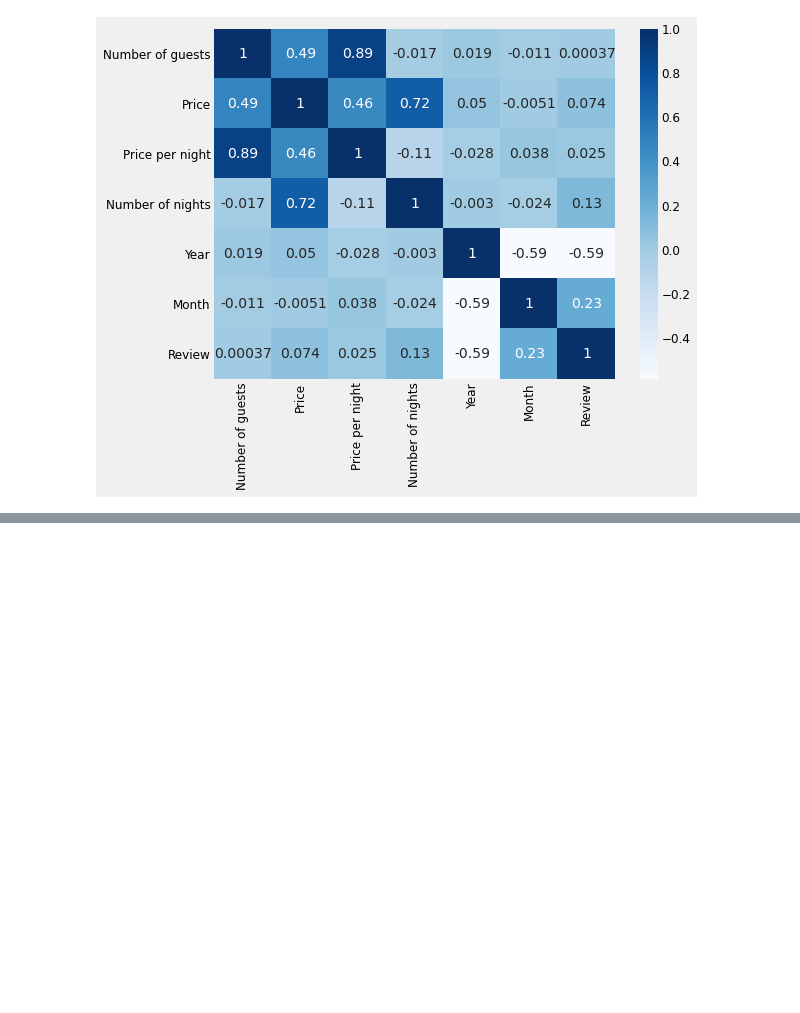
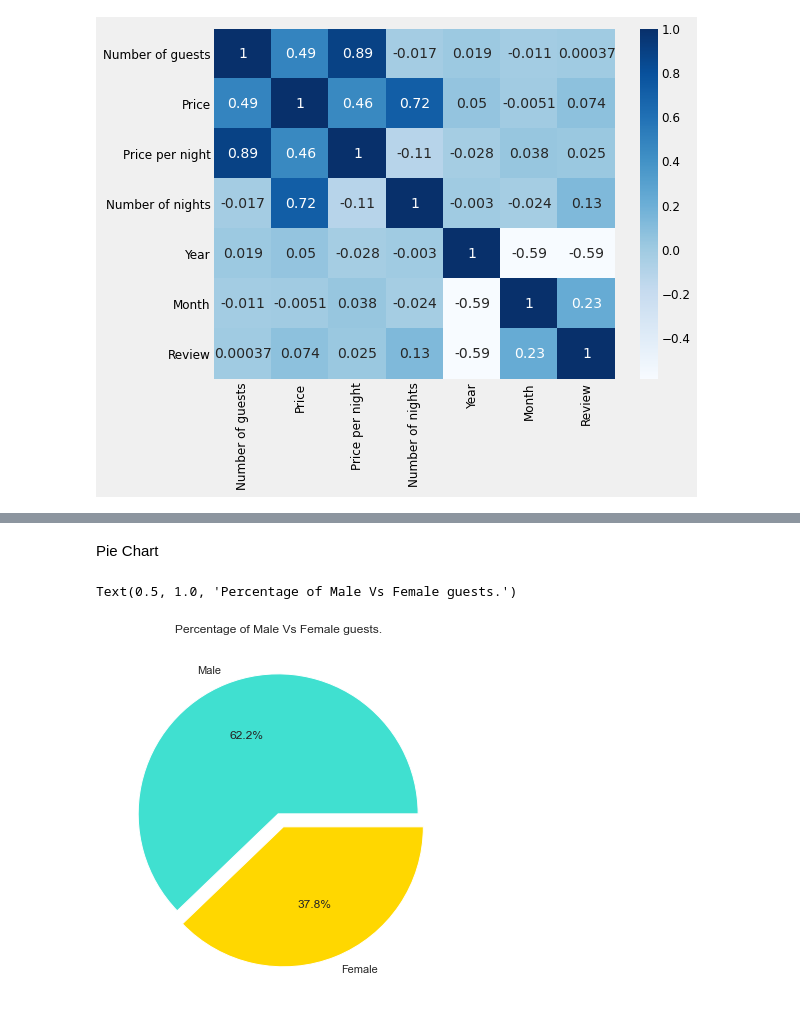
Before and after one commit to R04425/Module-2-Statistics-Project-Lisbon-Guesthouse-Analysis-, a Jupyter notebook: Code Statistics Project .ipynb, the cells around one changed output, grey strips where cells are left out. Saved outputs shown, nothing was run; the diff lists cells and outputs as text; code cells hidden in the pictures; blank space fills up the shorter version.

```diff
--- a/Code Statistics Project .ipynb
+++ b/Code Statistics Project .ipynb
@@ -88,0 +113,9 @@ plt.show()
+# %% [markdown]
+Pie Chart
+# %%
+plt.figure(figsize=(8,6))
+plt.pie(x=guesthouse['Gender'].value_counts(),autopct='%1.1f%%',explode=(0,0.1), colors = ['turquoise', 'gold'], labels=['Male','Female'])
+plt.title('Percentage of Male Vs Female guests.')
+# %% [output]
+Text(0.5, 1.0, 'Percentage of Male Vs Female guests.')
+[figure, added]
```
Also changed, not shown: parts of 18 cells of this notebook, 1 other file.
